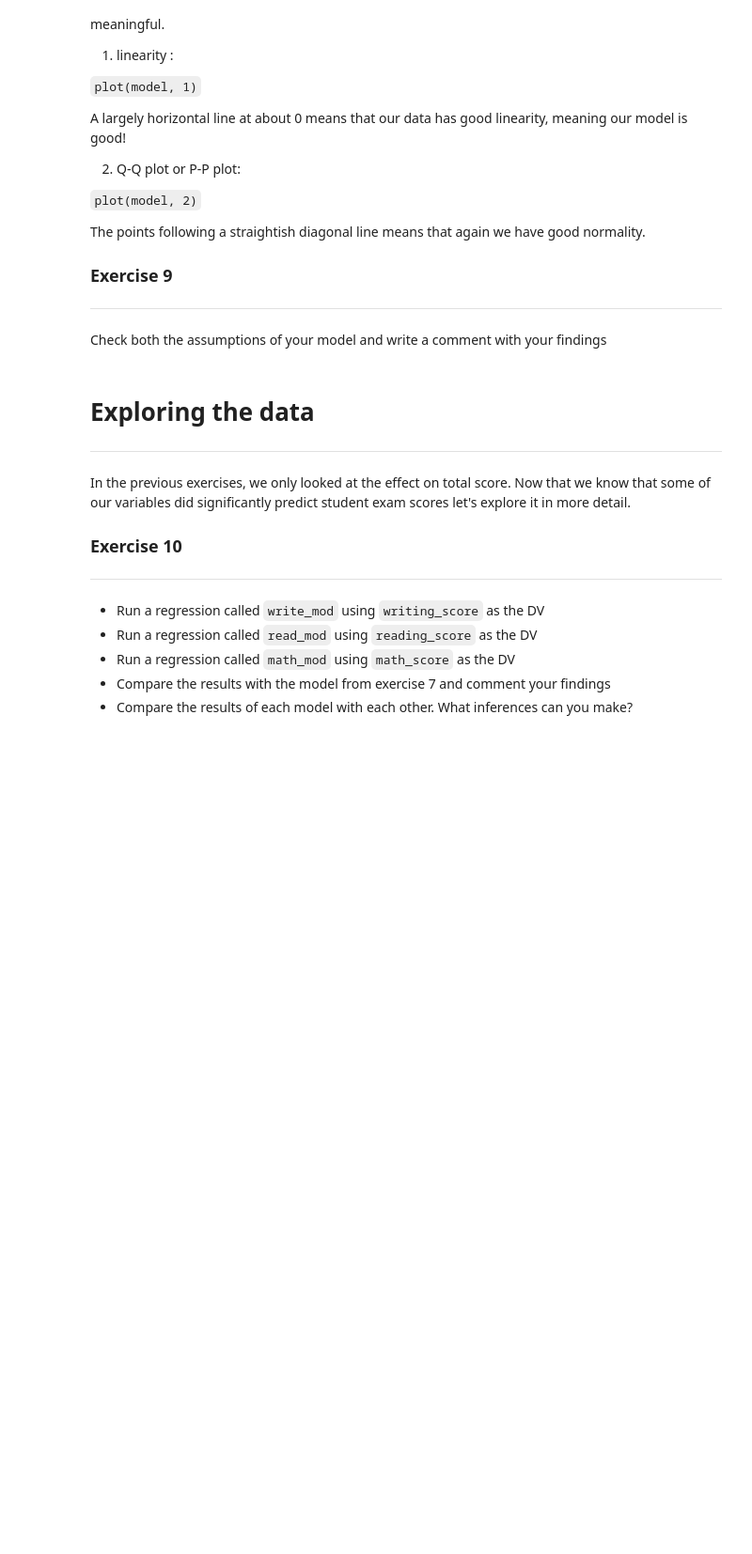
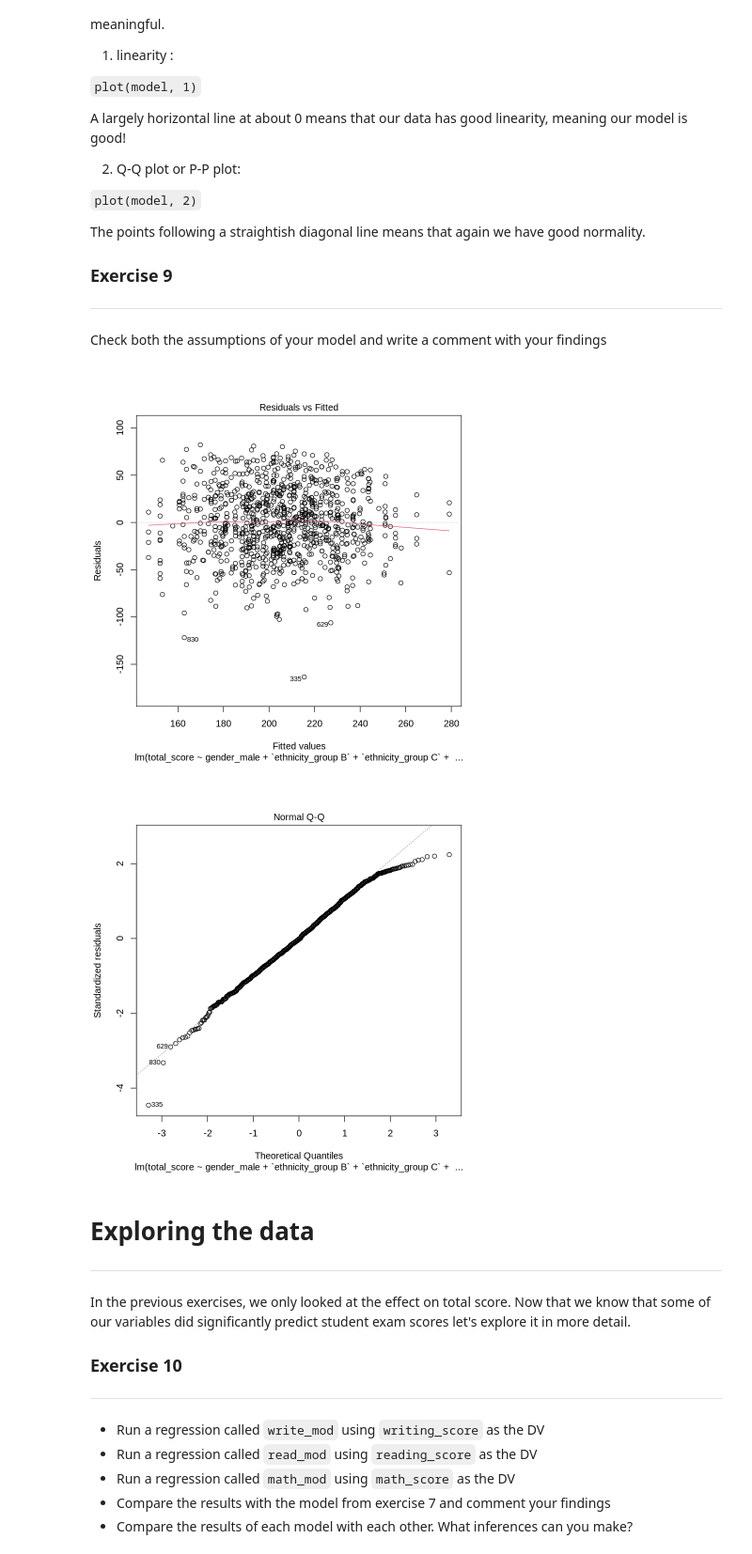
Before and after one commit to magdagucman/programming-for-data, a Jupyter notebook: worksheets/R_Student_performance.ipynb, the cells around one changed output. Shown at 94% size. Saved outputs shown, nothing was run; the diff lists cells and outputs as text; code cells hidden in the pictures; blank space fills up the shorter version.

````diff
--- a/worksheets/R_Student_performance.ipynb
+++ b/worksheets/R_Student_performance.ipynb
@@ -166,3 +302,6 @@ The above code sets the new dataframe in a variable called `df_dummy`, it then s
 ---
 
 Dummy code the catergorical columns, removing the first dummy and the original columns.
+# %%
+df_dummy <- dummy_cols(data, select_columns = c('gender', 'ethnicity',	'parental_education',	'lunch',	'preparation_course'), remove_first_dummy = TRUE, remove_selected_columns = TRUE)
+head(df_dummy)
@@ -189,3 +338,6 @@ etc..
 ---
 
 Using the mutate function, create a new column called ```total_score``` which contains the sum of each students reading, writing and math scores.
+# %%
+new_df <- mutate(df_dummy, total_score = math_score	+ reading_score +	writing_score)
+head(new_df)
@@ -222,3 +384,6 @@ eg. \` ethnicity_group B `
 ### Exercise 7 ###
 ---
 Perform a linear regression using total_score as the DV and display the summary data
+# %%
+regression_model <- lm(total_score ~ gender_male	+ `ethnicity_group B` +	`ethnicity_group C` +	`ethnicity_group D` +	`ethnicity_group E` +	`parental_education_bachelor's degree`+	`parental_education_high school` +	`parental_education_master's degree` +	`parental_education_some college` +	`parental_education_some high school` +	lunch_standard +	preparation_course_none, data = new_df)
+summary(regression_model)
@@ -298,6 +505,12 @@ The points following a straightish diagonal line means that again we have good n
 ---
 
 Check both the assumptions of your model and write a comment with your findings
+# %%
+plot(regression_model, 1)
+plot(regression_model, 2)
+# %% [output]
+[figure, added]
+[figure, added]
 # %% [markdown]
 # Exploring the data
 ---
````
Also changed, not shown: parts of 15 cells of this notebook.
